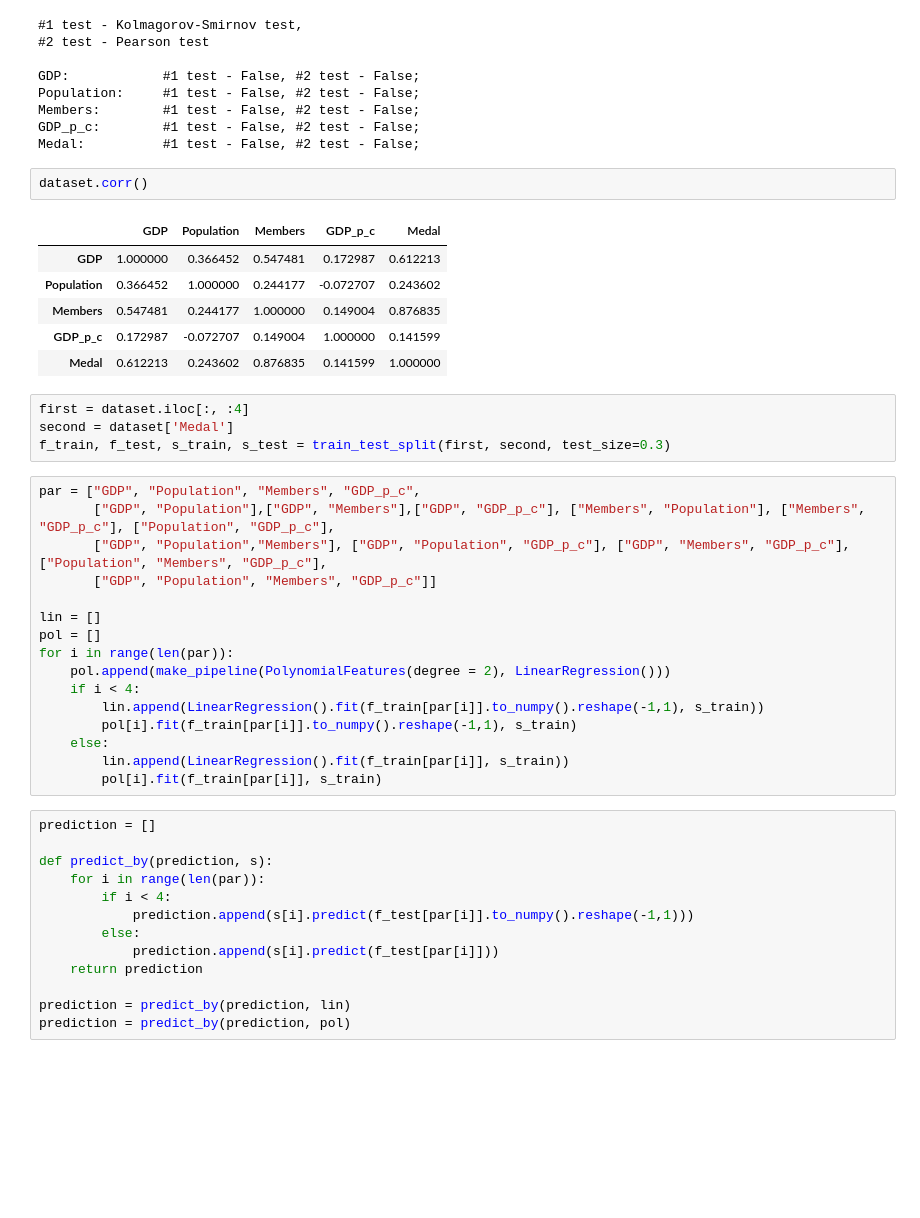
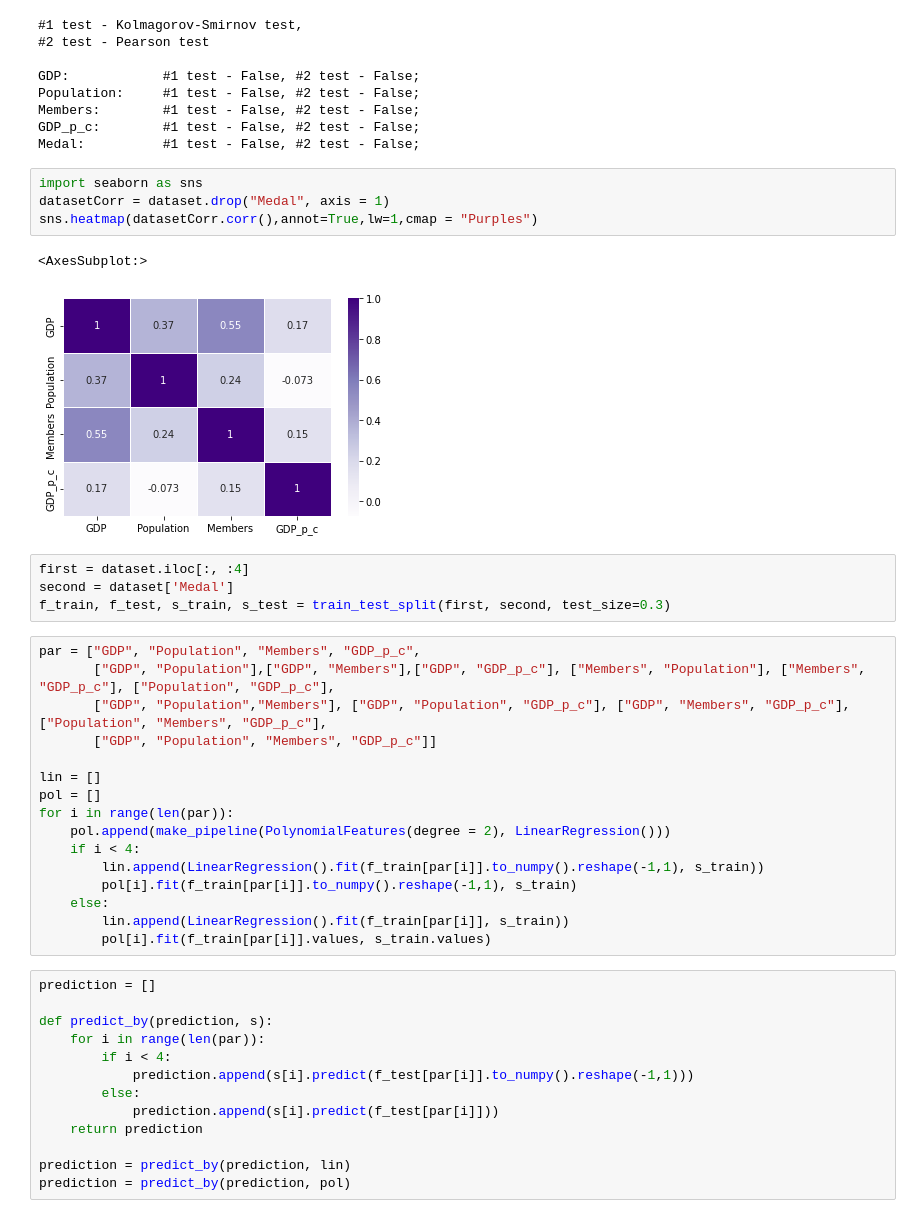
Before and after one commit to ErnestoFolting/courseWorkOlympicAnalysis, a Jupyter notebook: regression.ipynb, the cells around one changed output. Cells and saved outputs as stored; diff of their text form; blank space fills up the shorter version.

```diff
--- a/regression.ipynb
+++ b/regression.ipynb
@@ -137,15 +137,13 @@ Population:     #1 test - False, #2 test - False;
 Members:        #1 test - False, #2 test - False;
 GDP_p_c:        #1 test - False, #2 test - False;
 Medal:          #1 test - False, #2 test - False;
-# %%
-dataset.corr()
-# %% [output]
-|  | GDP | Population | Members | GDP_p_c | Medal |
-| GDP | 1.000000 | 0.366452 | 0.547481 | 0.172987 | 0.612213 |
-| Population | 0.366452 | 1.000000 | 0.244177 | -0.072707 | 0.243602 |
-| Members | 0.547481 | 0.244177 | 1.000000 | 0.149004 | 0.876835 |
-| GDP_p_c | 0.172987 | -0.072707 | 0.149004 | 1.000000 | 0.141599 |
-| Medal | 0.612213 | 0.243602 | 0.876835 | 0.141599 | 1.000000 |
+# %%
+import seaborn as sns
+datasetCorr = dataset.drop("Medal", axis = 1)
+sns.heatmap(datasetCorr.corr(),annot=True,lw=1,cmap = "Purples")
+# %% [output]
+<AxesSubplot:>
+[figure, added]
 # %%
 first = dataset.iloc[:, :4]
 second = dataset['Medal']
@@ -165,7 +163,7 @@ for i in range(len(par)):
         pol[i].fit(f_train[par[i]].to_numpy().reshape(-1,1), s_train)
     else:
         lin.append(LinearRegression().fit(f_train[par[i]], s_train))
-        pol[i].fit(f_train[par[i]], s_train)
+        pol[i].fit(f_train[par[i]].values, s_train.values)
 # %%
 prediction = []
 
```
Also changed, not shown: parts of 6 cells of this notebook.
